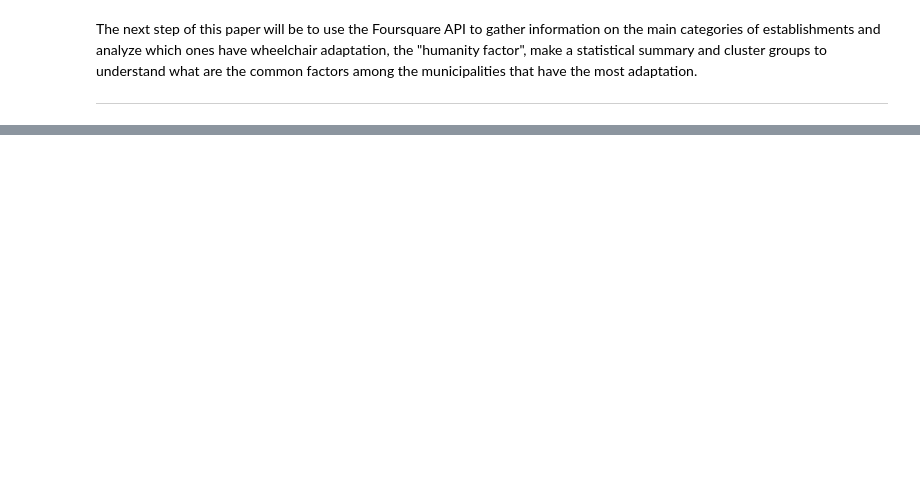
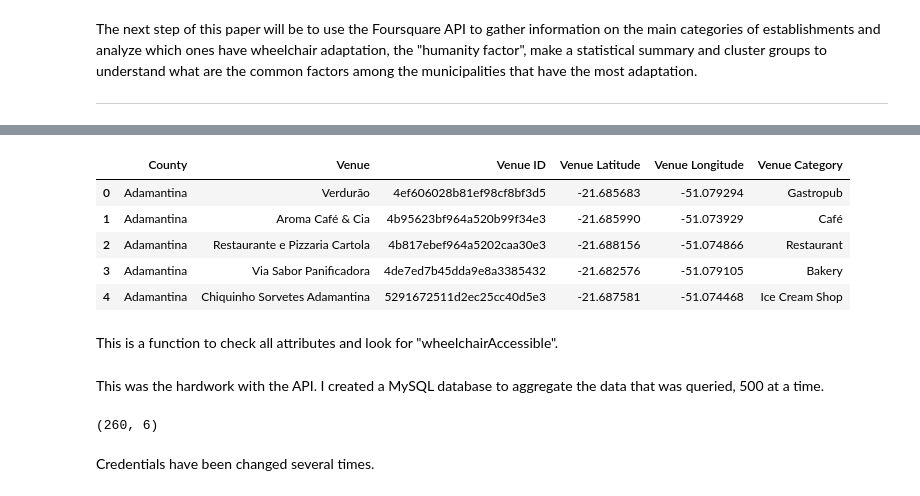
Before and after one commit to alanponce/Coursera_Capstone, a Jupyter notebook: 2 - DSP_EN_DADOS.ipynb, the cells around one changed output, grey strips where cells are left out. Cells and saved outputs as stored; diff of their text form; code cells hidden in the pictures; blank space fills up the shorter version.

```diff
--- a/2 - DSP_EN_DADOS.ipynb
+++ b/2 - DSP_EN_DADOS.ipynb
@@ -332,0 +332,6 @@ ___
+# %%
+id = 'PBJPXEOWIJZZKF55HDJEWR1S5ZGBRV42K1OKHFUAC4RXSXUO'
+password = 'JAG4YS2SECKYLV4HCRFDGPKV53GT3O0LHJFKMBKNP0A2CVFH'
+version = '20191201'
+radius = 1000
+limit = 100
@@ -332,0 +378,4 @@ ___
+# %%
+# Dataframe FourSquare
+
+df_fs = getNearbyVenues(names=df_sp.index.values, latitudes=df_sp['Latitude'], longitudes=df_sp['Longitude'])
@@ -332,0 +400,9 @@ ___
+# %%
+df_fs.head()
+# %% [output]
+|  | County | Venue | Venue ID | Venue Latitude | Venue Longitude | Venue Category |
+| 0 | Adamantina | Verdurão | 4ef606028b81ef98cf8bf3d5 | -21.685683 | -51.079294 | Gastropub |
+| 1 | Adamantina | Aroma Café & Cia | 4b95623bf964a520b99f34e3 | -21.685990 | -51.073929 | Café |
+| 2 | Adamantina | Restaurante e Pizzaria Cartola | 4b817ebef964a5202caa30e3 | -21.688156 | -51.074866 | Restaurant |
+| 3 | Adamantina | Via Sabor Panificadora | 4de7ed7b45dda9e8a3385432 | -21.682576 | -51.079105 | Bakery |
+| 4 | Adamantina | Chiquinho Sorvetes Adamantina | 5291672511d2ec25cc40d5e3 | -21.687581 | -51.074468 | Ice Cream Shop |
@@ -332,0 +413,2 @@ ___
+# %% [markdown]
+This is a function to check all attributes and look for "wheelchairAccessible".
@@ -332,0 +424,11 @@ ___
+# %% [markdown]
+This was the hardwork with the API. I created a MySQL database to aggregate the data that was queried, 500 at a time.
+# %%
+df_fs = pd.read_csv('dataset_fs.csv', sep = ';')
+df_wca = pd.DataFrame(columns=['County', 'Venue', 'Venue_ID', 'Accessible'])
+df_fs = df_fs.iloc[11500:12000]
+df_fs.shape
+# %% [output]
+(260, 6)
+# %% [markdown]
+Credentials have been changed several times.
```
Also changed, not shown: parts of 25 cells of this notebook, 2 other files.
